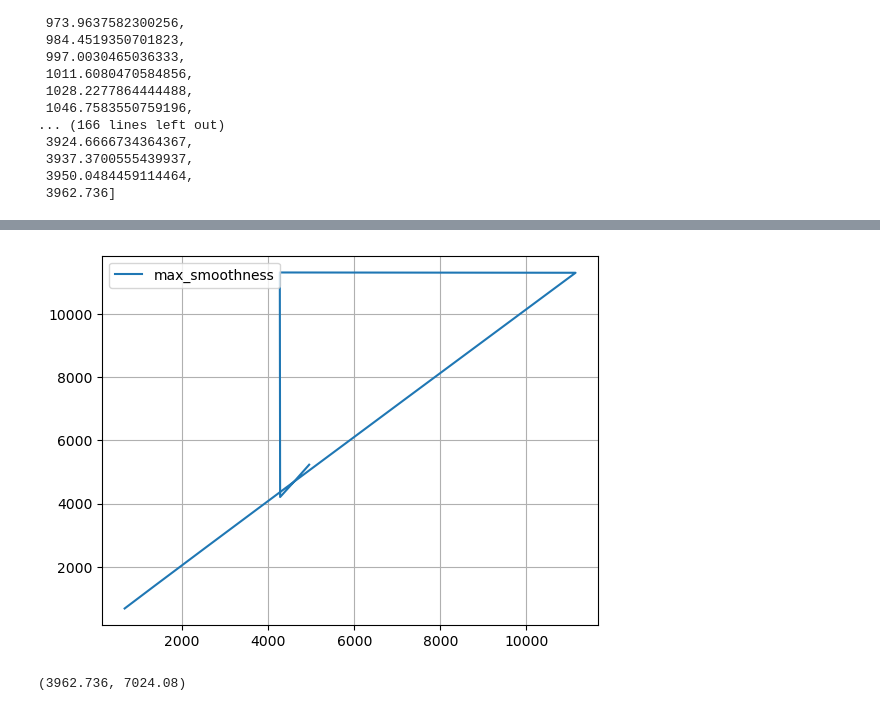
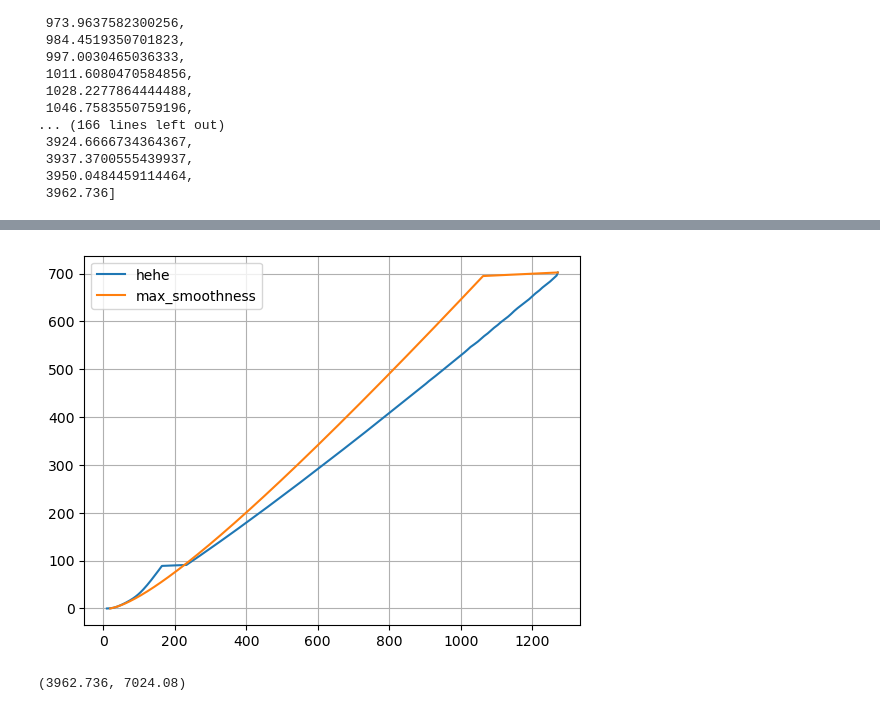
Before and after one commit to katta626/Phase_Transition, a Jupyter notebook: code/Relation_Codes/eos_mixed_phase.ipynb, the cells around one changed output, grey strips where cells are left out. Cells and saved outputs as stored; diff of their text form; code cells hidden in the pictures.

```diff
--- a/code/Relation_Codes/eos_mixed_phase.ipynb
+++ b/code/Relation_Codes/eos_mixed_phase.ipynb
@@ -485,0 +497,8 @@ cols_p_q  = np.array(cols_pressure_q[60:])
+# %%
+cols_mu_new_had = np.linspace(cols_energy_had[0], cols_energy_had[195], 3000)
+f_quadratic = interp1d(cols_energy_had, cols_pressure_had, kind='quadratic')
+
+cols_p_had_new = f_quadratic(cols_mu_new_had)
+# %%
+cols_mu_had = cols_mu_new_had
+cols_p_had = cols_p_had_new
@@ -486,8 +526,8 @@ cols_p_q  = np.array(cols_pressure_q[60:])
 # %%
-cols_mu = np.concatenate((cols_mu_had, cols_mu_q))
-cols_p = np.concatenate((cols_p_had, cols_p_q))
+cols_mu = np.concatenate((cols_mu_had[:284], cols_energy_q[60:]))
+cols_p = np.concatenate((cols_p_had[:284], cols_pressure_q[60:]))
 # %%
-cols_n_had, cols_n_q = np.gradient(cols_pressure_had, cols_energy_had), np.gradient(cols_pressure_q, cols_energy_q)
-cols_n = np.concatenate((cols_n_had[:46], cols_n_q[60:]))
+cols_n_had, cols_n_q = np.gradient(cols_p_had, cols_mu_had), np.gradient(cols_pressure_q, cols_energy_q)
+cols_n = np.concatenate((cols_n_had[:284], cols_n_q[60:]))
 
 cols_e = (cols_n*cols_mu) - cols_p
@@ -678,13 +714,13 @@ TypeError: list indices must be integers or slices, not NoneType
 # %%
-#plt.plot(cols_e, cols_p, label = 'hehe')
+plt.plot(cols_e, cols_p, label = 'hehe')
 plt.plot(eos[0][2], eos[0][0][:-1], label = "max_smoothness")
 #plt.xlim(0,1300)
 #plt.ylim(0,500)
 plt.legend()
 plt.grid()
 plt.show()
 # %% [output]
-[figure, old version]
+[figure, new version]
 # %%
 min_distance_points[0]
 # %% [output]
```
Also changed, not shown: parts of 14 cells of this notebook.
